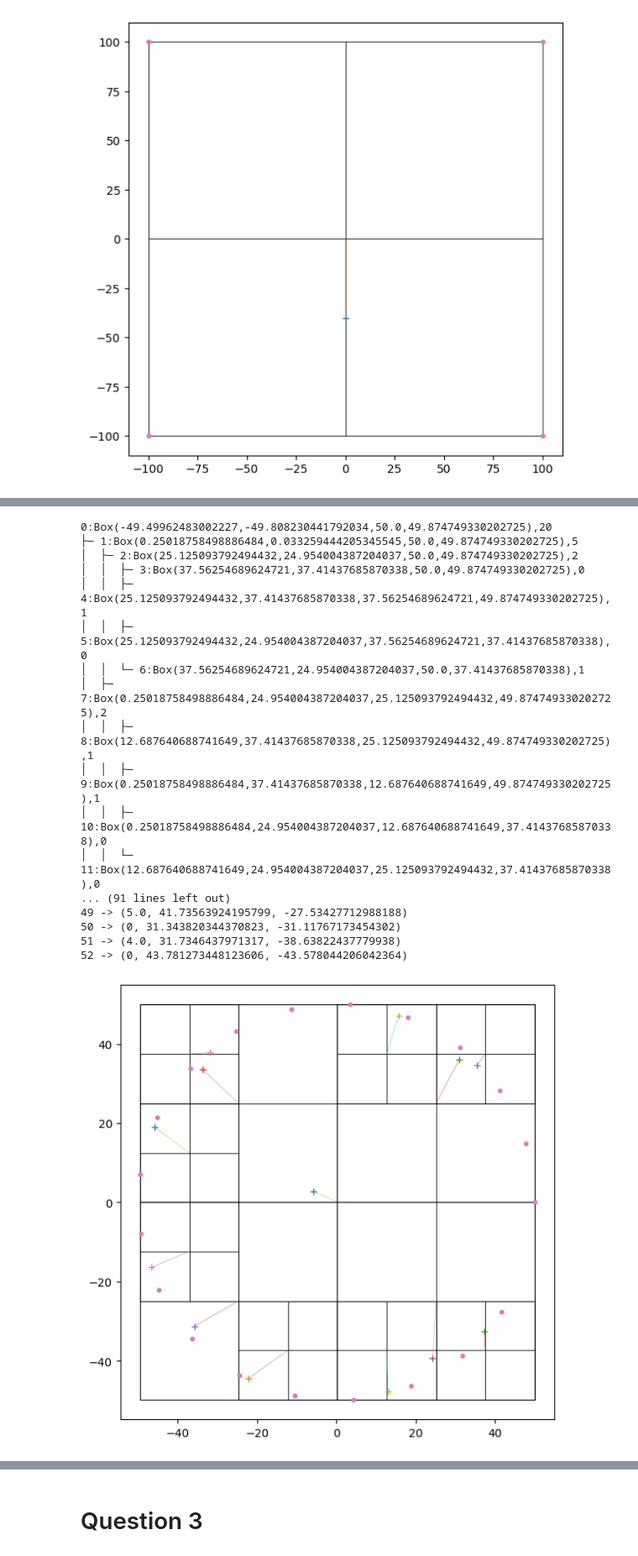
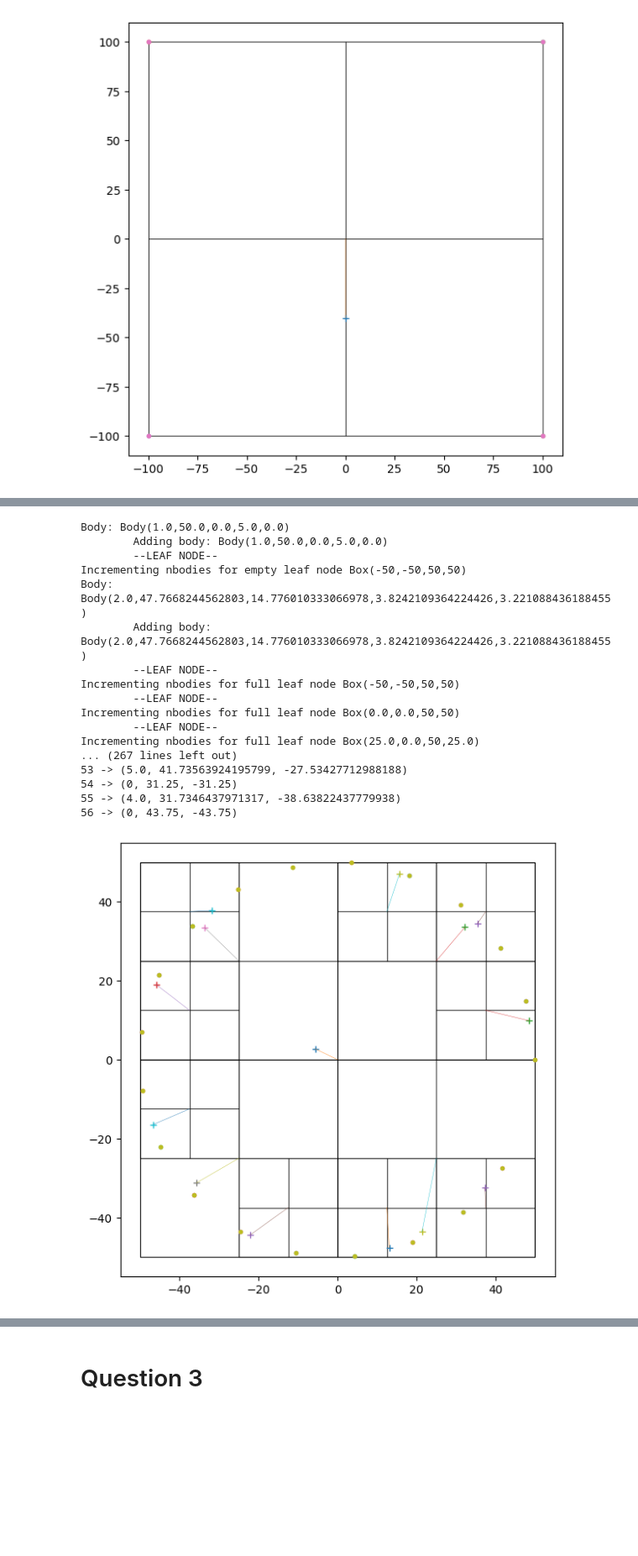
Before and after one commit to calvinyjl/n-body-problem, a Jupyter notebook: nBodyProblem.ipynb, the cells around one changed output, grey strips where cells are left out. Shown: that part at 84% size. Cells and saved outputs as stored; diff of their text form; code cells hidden in the pictures; blank space fills up the shorter version.

Commit message:
Fixed duplicate nbody increment bug

```diff
--- a/nBodyProblem.ipynb
+++ b/nBodyProblem.ipynb
@@ -353,11 +351,14 @@ class Gadget:
 
             # Adding the bodies to their respective child nodes
             # Recursive implementation to check if child node has 2 bodies
+            addedOtherP = False
             for child in currentNode.children:
-                if child.box.isIn(otherP):
-                    child.nbodies += 1
-                    child.p = otherP
-                    child.updateCOM()
+                if not addedOtherP:
+                    if child.box.isIn(otherP):
+                        child.nbodies += 1
+                        child.p = otherP
+                        child.updateCOM()
+                        addedOtherP = True
                 if child.box.isIn(p):
                     self.addRec(child, p)
         else:
@@ -407,7 +408,6 @@ class Gadget:
             else:
                 n.p = None
             n.children = None
-            print(f"Merged node {n.box}")
             return
         # Leaf node
         elif n.nbodies < 2 and n.children == None:
@@ -627,3 +627,15 @@ g.plot()
 3  -> (3, -100, -100)
 4  -> (4, 100, -100)
 [figure]
+# %%
+# Duplicate body test
+P = [None]*4
+P[0] = Body(1,-50,0,0,0)
+P[1] = Body(1,50,50,0,0)
+P[2] = Body(1,50,-50,0,0)
+P[3] = Body(1,50,-0,0,0)
+
+g = Gadget(Box.getBox(P))
+for p in P: g.add(p)
+print(g)
+g.plot()
@@ -630,46 +661,48 @@ g.plot()
 # %%
 # Test 3: Complex document example
 P = [None]*20
 for i in range(20):
     x = 50.0 * math.cos(i * 0.3)
     y = 50.0 * math.sin(i * 0.3)
     vx = 5.0 * math.cos(i * 0.7)
     vy = 5.0 * math.sin(i * 0.7)
     m = 1.0 + (i % 5)
     P[i] = Body(m, x, y, vx, vy)  # masses: 1..5
-g = Gadget(Box.getBox(P))
+# g = Gadget(Box.getBox(P))
+g = Gadget(Box(-50, -50, 50, 50))
 for p in P:
+    print(f"Body: {p}")
     g.add(p)
 print(g); g.plot()
 
 # for i in range(10):
 #     g.remove(P[i])
 g.remove(P[1])
 g.remove(P[2])
 g.remove(P[3])
 g.remove(P[4])
 g.remove(P[5])
 g.remove(P[6])
 g.remove(P[7])
 
 
 print(g); g.plot()
 # %% [output]
-0:Box(-49.49962483002227,-49.808230441792034,50.0,49.874749330202725),20
-├─ 1:Box(0.25018758498886484,0.033259444205345545,50.0,49.874749330202725),5
-│  ├─ 2:Box(25.125093792494432,24.954004387204037,50.0,49.874749330202725),2
-│  │  ├─ 3:Box(37.56254689624721,37.41437685870338,50.0,49.874749330202725),0
-│  │  ├─ 4:Box(25.125093792494432,37.41437685870338,37.56254689624721,49.874749330202725),1
-│  │  ├─ 5:Box(25.125093792494432,24.954004387204037,37.56254689624721,37.41437685870338),0
-│  │  └─ 6:Box(37.56254689624721,24.954004387204037,50.0,37.41437685870338),1
-│  ├─ 7:Box(0.25018758498886484,24.954004387204037,25.125093792494432,49.874749330202725),2
-│  │  ├─ 8:Box(12.687640688741649,37.41437685870338,25.125093792494432,49.874749330202725),1
-│  │  ├─ 9:Box(0.25018758498886484,37.41437685870338,12.687640688741649,49.874749330202725),1
-│  │  ├─ 10:Box(0.25018758498886484,24.954004387204037,12.687640688741649,37.41437685870338),0
-│  │  └─ 11:Box(12.687640688741649,24.954004387204037,25.125093792494432,37.41437685870338),0
-... (91 lines left out)
-49 -> (5.0, 41.73563924195799, -27.53427712988188)
-50 -> (0, 31.343820344370823, -31.11767173454302)
-51 -> (4.0, 31.7346437971317, -38.63822437779938)
-52 -> (0, 43.781273448123606, -43.578044206042364)
+Body: Body(1.0,50.0,0.0,5.0,0.0)
+        Adding body: Body(1.0,50.0,0.0,5.0,0.0)
+        --LEAF NODE--
+Incrementing nbodies for empty leaf node Box(-50,-50,50,50)
+Body: Body(2.0,47.7668244562803,14.776010333066978,3.8242109364224426,3.221088436188455)
+        Adding body: Body(2.0,47.7668244562803,14.776010333066978,3.8242109364224426,3.221088436188455)
+        --LEAF NODE--
+Incrementing nbodies for full leaf node Box(-50,-50,50,50)
+        --LEAF NODE--
+Incrementing nbodies for full leaf node Box(0.0,0.0,50,50)
+        --LEAF NODE--
+Incrementing nbodies for full leaf node Box(25.0,0.0,50,25.0)
+... (267 lines left out)
+53 -> (5.0, 41.73563924195799, -27.53427712988188)
+54 -> (0, 31.25, -31.25)
+55 -> (4.0, 31.7346437971317, -38.63822437779938)
+56 -> (0, 43.75, -43.75)
-[figure, old version]
+[figure, new version]
```
Also changed, not shown: parts of 3 cells of this notebook.
